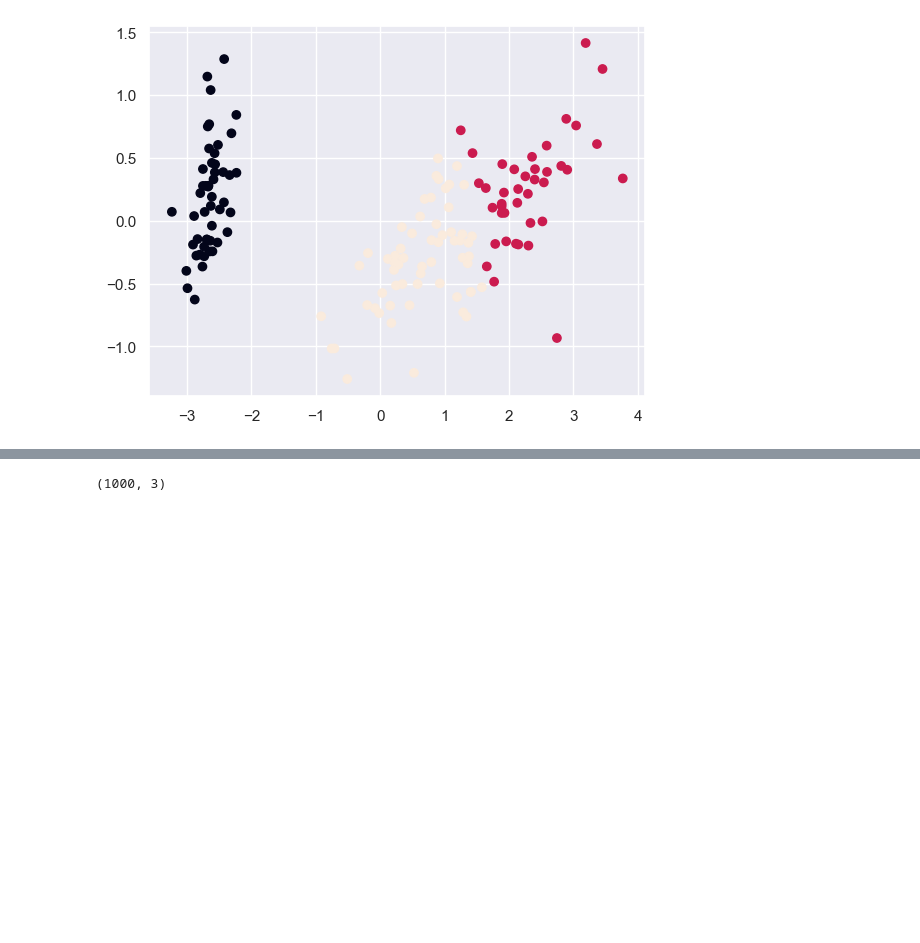
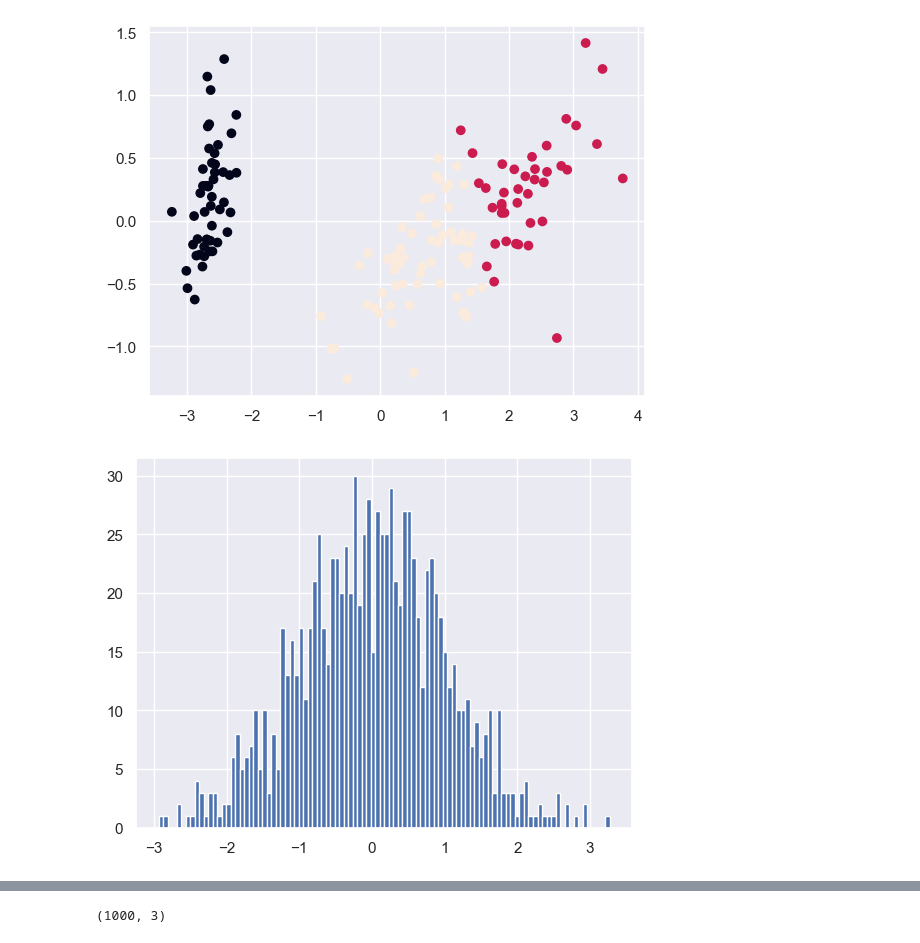
Before and after one commit to ValRCS/Python_SheGoesTech_22, a Jupyter notebook: Days_28_30_Machine_Learning/clustering_irises.ipynb, the cells around one changed output, grey strips where cells are left out. Cells and saved outputs as stored; diff of their text form; code cells hidden in the pictures; blank space fills up the shorter version.

```diff
--- a/Days_28_30_Machine_Learning/clustering_irises.ipynb
+++ b/Days_28_30_Machine_Learning/clustering_irises.ipynb
@@ -390,3 +390,10 @@ plt.scatter(features_2d[:,0], features_2d[:,1], c=kmeans.labels_)
 # %% [output]
 <matplotlib.collections.PathCollection at 0x...>
 [figure]
+# %%
+gaussian_list = [random.gauss(0, 1) for _ in range(1000)]
+# plot
+plt.hist(gaussian_list, bins=100)
+plt.show()
+# %% [output]
+[figure, added]
```
Also changed, not shown: parts of 27 cells of this notebook, 1 other file.
